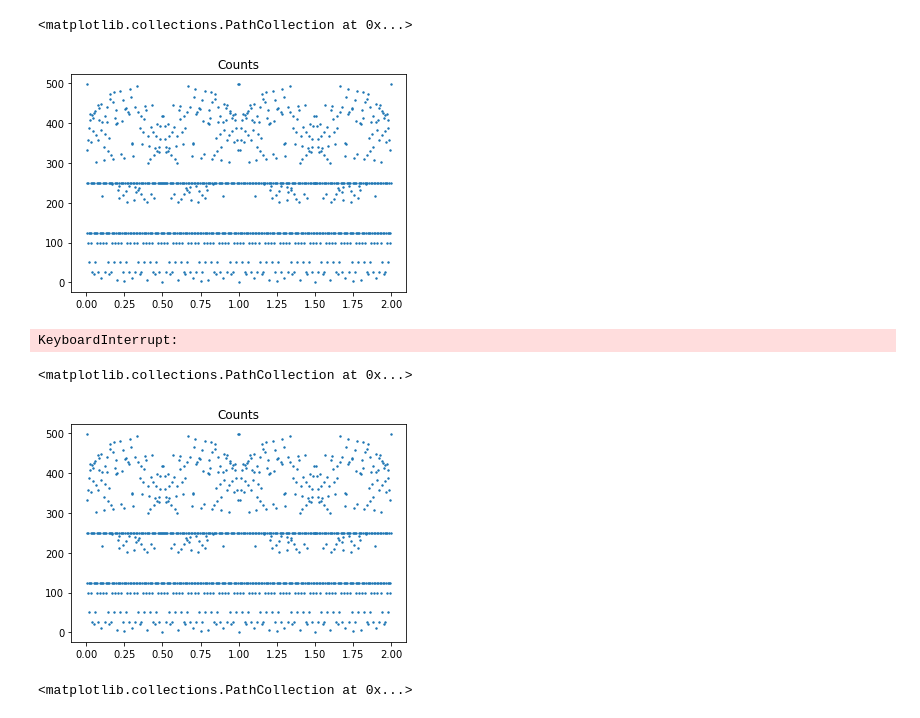
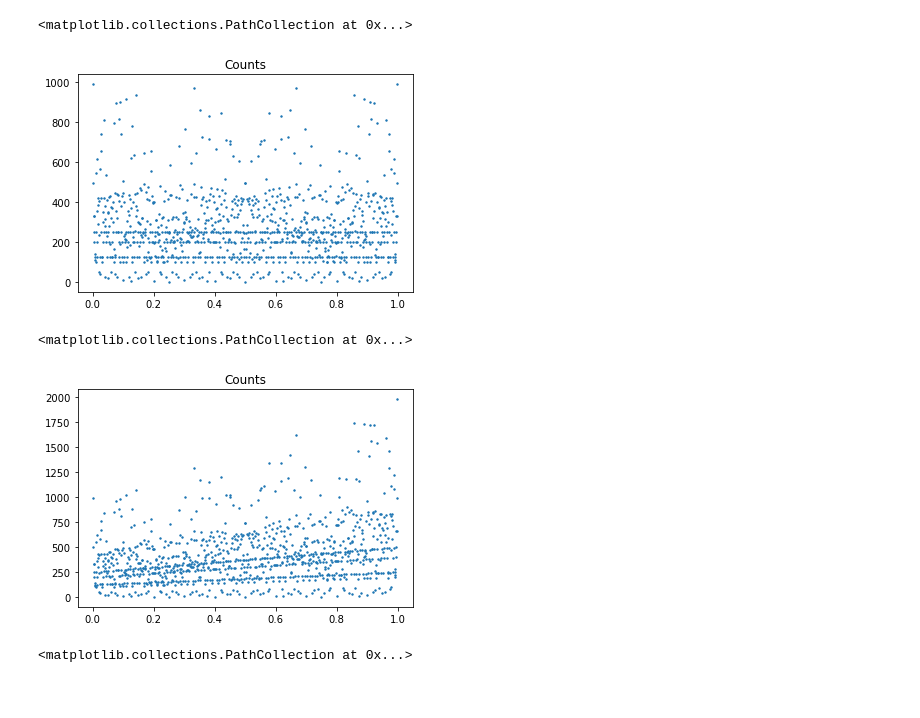
Before and after one commit to Cubostar/number-approximator, a Jupyter notebook: notebook.ipynb, the cells around one changed output. Saved outputs shown, nothing was run; the diff lists cells and outputs as text; code cells hidden in the pictures.

```diff
--- a/notebook.ipynb
+++ b/notebook.ipynb
@@ -31,7 +31,7 @@ def basic(tol: float, ns: np.ndarray) -> Tuple[np.ndarray, np.ndarray, np.ndarra
 
     return counts, a, b
 # %%
-ns = np.linspace(0.0, 2.0, 1001)[1:-1]
+ns = np.linspace(0.0, 1.0, 1001)[1:-1]
 basic_counts, basic_a, basic_b = basic(1e-5, ns)
 # %%
 fig, ax = plt.subplots()
@@ -39,7 +39,7 @@ plt.title("Counts")
 plt.scatter(ns, basic_counts, s=2)
 # %% [output]
 <matplotlib.collections.PathCollection at 0x...>
-[figure, old version]
+[figure, new version]
 # %%
 def monotone_numerator(tol: float, ns: np.ndarray) -> Tuple[np.ndarray, np.ndarray, np.ndarray]:
     """
@@ -61,8 +61,10 @@ def monotone_numerator(tol: float, ns: np.ndarray) -> Tuple[np.ndarray, np.ndarr
     curr = a / b
 
     while np.any(np.abs(curr - ns) > tol):
-        a = np.where((np.abs(curr - ns) > tol) & (curr - ns < tol), a + 1, a)
-        b = np.where((np.abs(curr - ns) > tol) & (curr - ns > tol), b + 1, b - 1)
+        new_a = np.where((np.abs(curr - ns) > tol) & (curr - ns < tol), a + 1, a)
+        new_b = np.where((np.abs(curr - ns) > tol) & (curr - ns > tol), b + 1, b - 1)
+        a = np.where(np.abs(curr - ns) > tol, new_a, a)
+        b = np.where(np.abs(curr - ns) > tol, new_b, b)
         counts = np.where(np.abs(curr - ns > tol), counts + 1, counts)
         curr = a / b
 
@@ -70,15 +72,13 @@ def monotone_numerator(tol: float, ns: np.ndarray) -> Tuple[np.ndarray, np.ndarr
 # %%
 ns = np.linspace(0.0, 1.0, 1001)[1:-1]
 numerator_counts, numerator_a, numerator_b = monotone_numerator(1e-5, ns)
-# %% [output]
-KeyboardInterrupt:
 # %%
 fig, ax = plt.subplots()
 plt.title("Counts")
-plt.scatter(ns, counts, s=2)
+plt.scatter(ns, numerator_counts, s=2)
 # %% [output]
 <matplotlib.collections.PathCollection at 0x...>
-[figure, old version]
+[figure, new version]
 # %%
 def monotone_denominator(tol: float, ns: np.ndarray) -> Tuple[np.ndarray, np.ndarray, np.ndarray]:
     """
```
Also changed, not shown: parts of 3 cells of this notebook.
